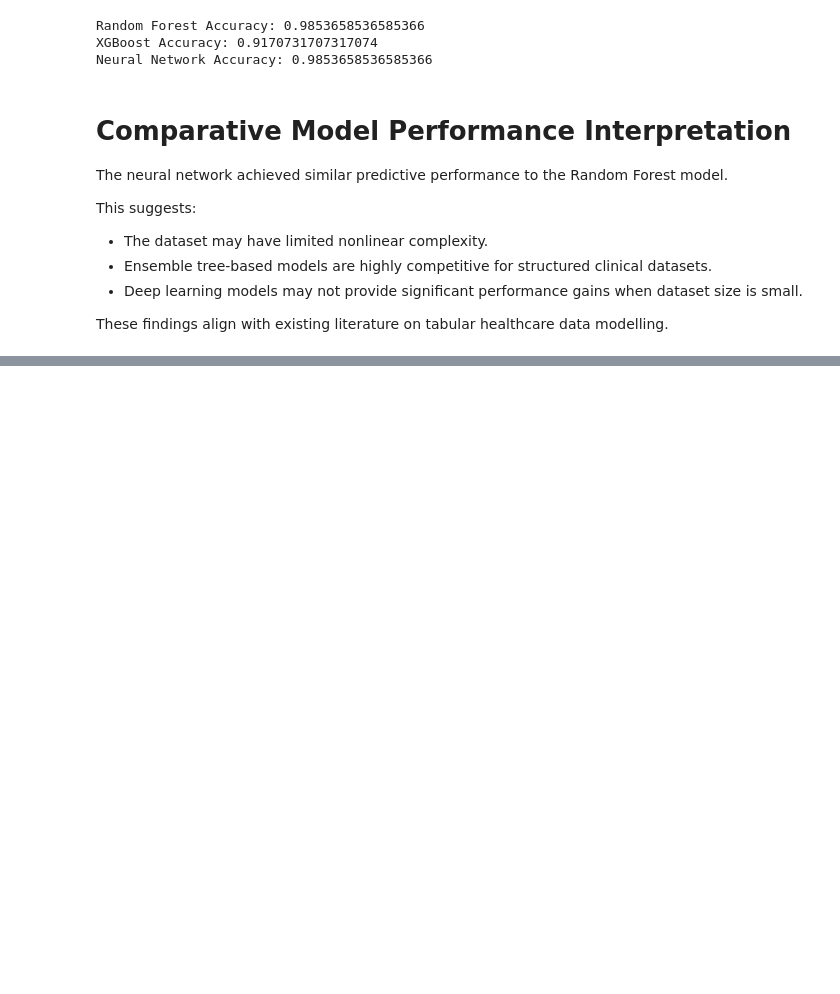
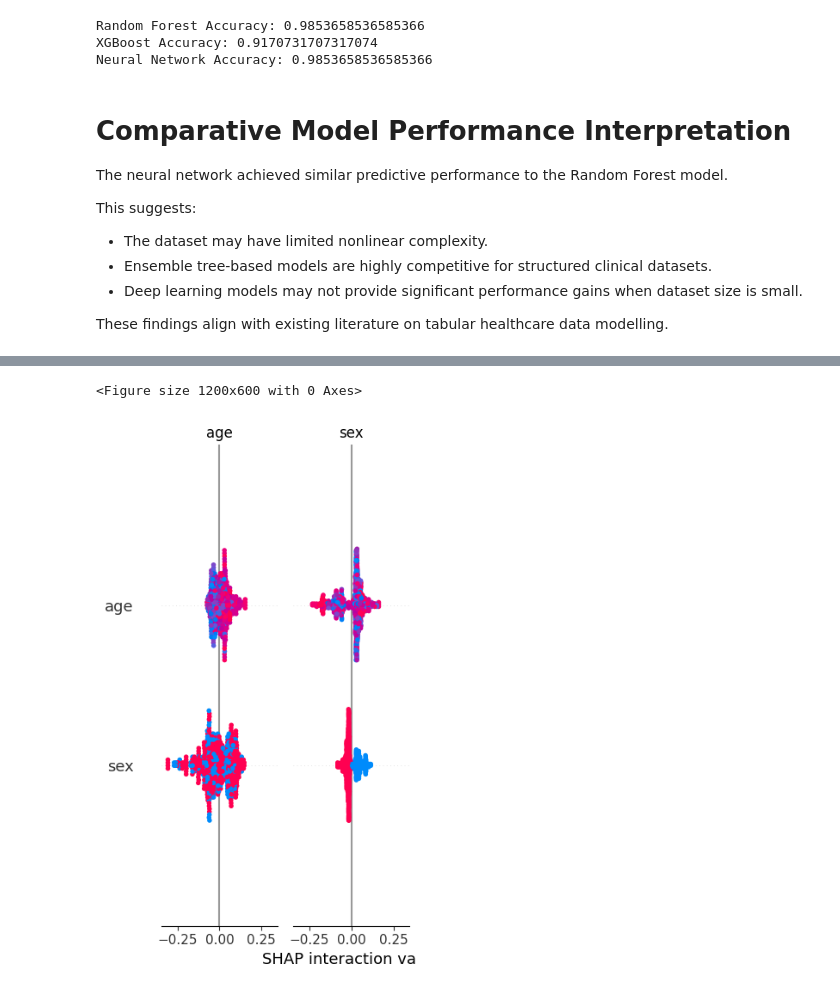
Before and after one commit to hetanshipatel/healthcare-ai-modelling-framework, a Jupyter notebook: notebooks/healthcare_ai_modelling_framework.ipynb, the cells around one changed output, grey strips where cells are left out. Saved outputs shown, nothing was run; the diff lists cells and outputs as text; code cells hidden in the pictures; blank space fills up the shorter version.

Commit message:
Add SHAP explainability analysis for Random Forest model

```diff
--- a/notebooks/healthcare_ai_modelling_framework.ipynb
+++ b/notebooks/healthcare_ai_modelling_framework.ipynb
@@ -388,0 +397,24 @@ These findings align with existing literature on tabular healthcare data modelli
+# %%
+import shap
+
+# Create explainer
+explainer = shap.TreeExplainer(model)
+
+# Calculate SHAP values
+shap_values = explainer.shap_values(X_train)
+# %%
+import matplotlib.pyplot as plt
+plt.figure(figsize=(12,6))
+
+shap.summary_plot(
+    shap_values,
+    X_train,
+    plot_size=(12,6),
+    show=False
+)
+
+plt.tight_layout()
+plt.show()
+# %% [output]
+<Figure size 1200x600 with 0 Axes>
+[figure, added]
```
Also changed, not shown: parts of 3 cells of this notebook.
